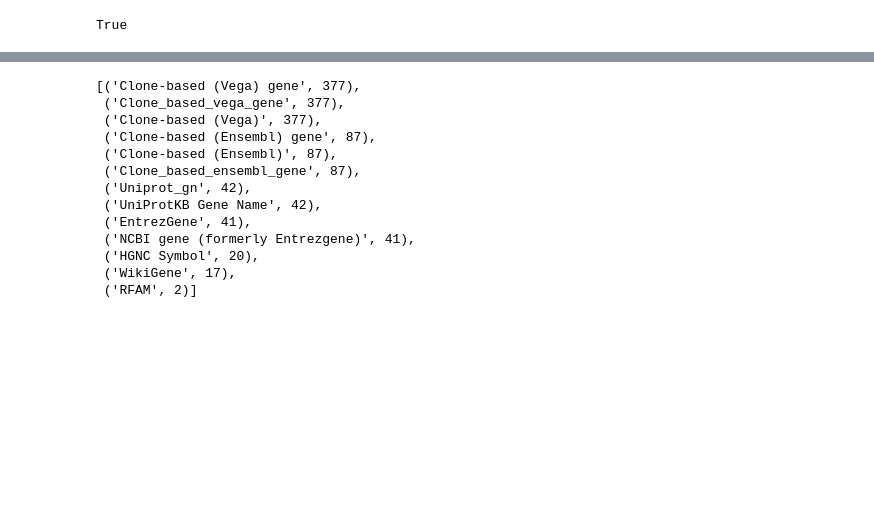
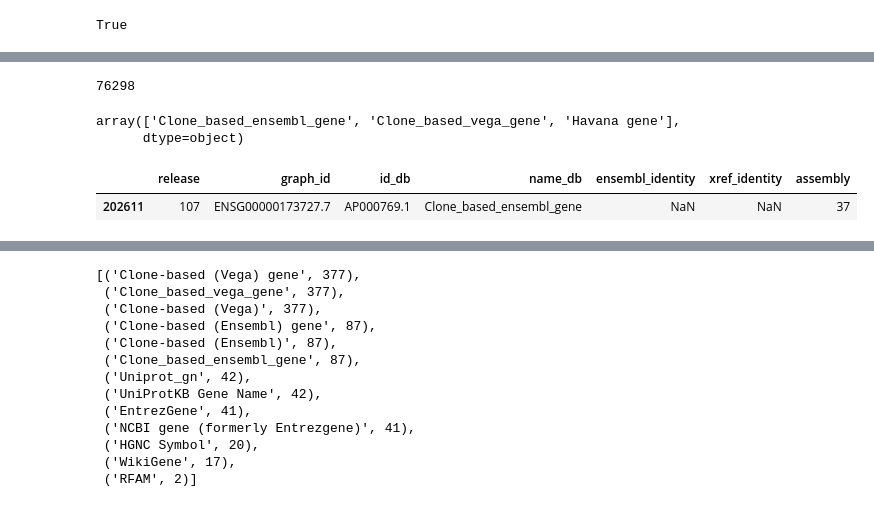
Before and after one commit to theislab/idtrack, a Jupyter notebook: docs/notebooks/Untitled.ipynb, the cells around one changed output, grey strips where cells are left out. Cells and saved outputs as stored; diff of their text form; code cells hidden in the pictures; blank space fills up the shorter version.

Commit message:
External Fix

```diff
--- a/docs/notebooks/Untitled.ipynb
+++ b/docs/notebooks/Untitled.ipynb
@@ -108,0 +129,2 @@ len(a)-377
+# %%
+df=dm.create_external_all()
@@ -108,0 +165,14 @@ len(a)-377
+# %%
+np.sum(df['assembly']==37)
+# %% [output]
+76298
+# %%
+np.unique(df[df['assembly']==37]["name_db"])
+# %% [output]
+array(['Clone_based_ensembl_gene', 'Clone_based_vega_gene', 'Havana gene'],
+      dtype=object)
+# %%
+df[df['graph_id']=='ENSG00000173727.7']
+# %% [output]
+|  | release | graph_id | id_db | name_db | ensembl_identity | xref_identity | assembly |
+| 202611 | 107 | ENSG00000173727.7 | AP000769.1 | Clone_based_ensembl_gene | NaN | NaN | 37 |
```
Also changed, not shown: parts of 22 cells of this notebook, 3 other files.
